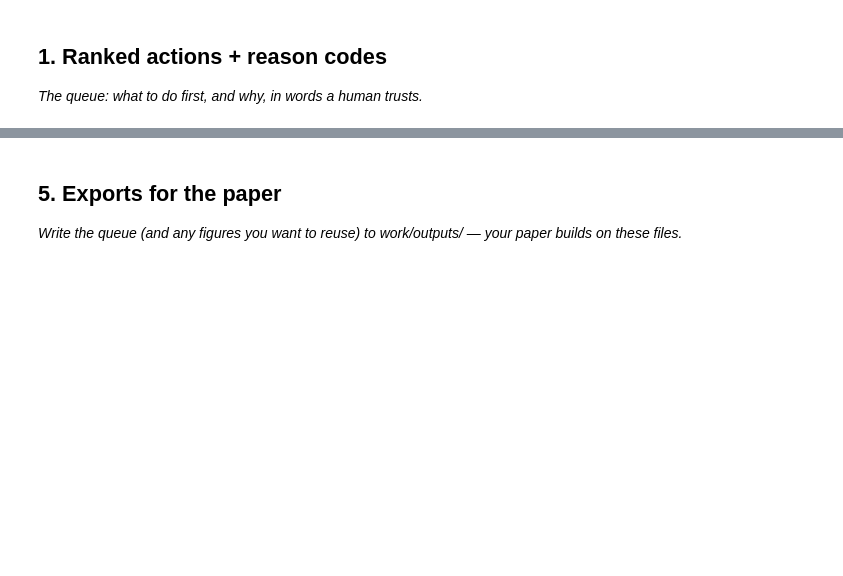
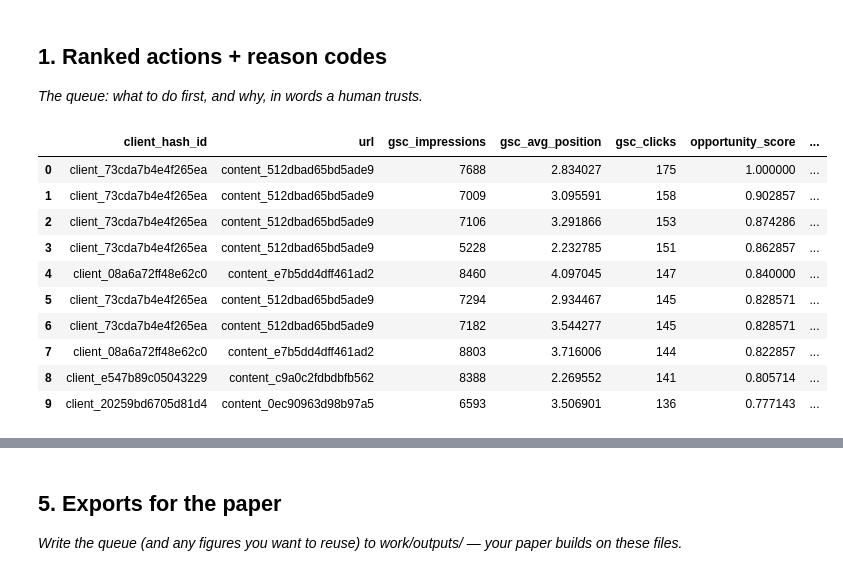
Before and after one commit to murtaza-x/flyrank-repo, a Jupyter notebook: work/notebooks/w07_action_playbook.ipynb, the cells around one changed output, grey strips where cells are left out. Saved outputs shown, nothing was run; the diff lists cells and outputs as text; code cells hidden in the pictures; blank space fills up the shorter version.

```diff
--- a/work/notebooks/w07_action_playbook.ipynb
+++ b/work/notebooks/w07_action_playbook.ipynb
@@ -10,3 +75,39 @@ This skeleton is yours to fill. Work the sections **in order** — each one has
 ## 1. Ranked actions + reason codes
 
 *The queue: what to do first, and why, in words a human trusts.*
+# %%
+# This cell is for CODE (numbers, a query, a check).
+# Write your text answer in the cell ABOVE this one — typing sentences here breaks Run All.
+def assign_action_and_reason(row):
+    """Maps model scores and metrics to specific content actions."""
+    score = row['opportunity_score']
+    decay = row['is_decaying']
+
+    if score >= 0.75 and decay:
+        return pd.Series(['Full Rewrite', 'R1: High opportunity + Active traffic decay'])
+    elif score >= 0.75 and not decay:
+        return pd.Series(['Expand Content', 'R2: High opportunity + Stable traffic (Needs depth)'])
+    elif 0.4 <= score < 0.75 and decay:
+        return pd.Series(['Refresh Links/Dates', 'R3: Medium opportunity + Minor decay (Quick win)'])
+    else:
+        return pd.Series(['Monitor', 'R4: Low opportunity or low ROI for manual effort'])
+
+# Apply the mapping
+df_scored[['recommended_action', 'reason_code']] = df_scored.apply(assign_action_and_reason, axis=1)
+
+# Sort the queue by opportunity score (Highest first)
+df_action_queue = df_scored.sort_values(by='opportunity_score', ascending=False).reset_index(drop=True)
+
+display(df_action_queue.head(10))
+# %% [output]
+|  | client_hash_id | url | gsc_impressions | gsc_avg_position | gsc_clicks | opportunity_score | ... |
+| 0 | client_73cda7b4e4f265ea | content_512dbad65bd5ade9 | 7688 | 2.834027 | 175 | 1.000000 | ... |
+| 1 | client_73cda7b4e4f265ea | content_512dbad65bd5ade9 | 7009 | 3.095591 | 158 | 0.902857 | ... |
+| 2 | client_73cda7b4e4f265ea | content_512dbad65bd5ade9 | 7106 | 3.291866 | 153 | 0.874286 | ... |
+| 3 | client_73cda7b4e4f265ea | content_512dbad65bd5ade9 | 5228 | 2.232785 | 151 | 0.862857 | ... |
+| 4 | client_08a6a72ff48e62c0 | content_e7b5dd4dff461ad2 | 8460 | 4.097045 | 147 | 0.840000 | ... |
+| 5 | client_73cda7b4e4f265ea | content_512dbad65bd5ade9 | 7294 | 2.934467 | 145 | 0.828571 | ... |
+| 6 | client_73cda7b4e4f265ea | content_512dbad65bd5ade9 | 7182 | 3.544277 | 145 | 0.828571 | ... |
+| 7 | client_08a6a72ff48e62c0 | content_e7b5dd4dff461ad2 | 8803 | 3.716006 | 144 | 0.822857 | ... |
+| 8 | client_e547b89c05043229 | content_c9a0c2fdbdbfb562 | 8388 | 2.269552 | 141 | 0.805714 | ... |
+| 9 | client_20259bd6705d81d4 | content_0ec90963d98b97a5 | 6593 | 3.506901 | 136 | 0.777143 | ... |
```
Also changed, not shown: parts of 11 cells of this notebook.
